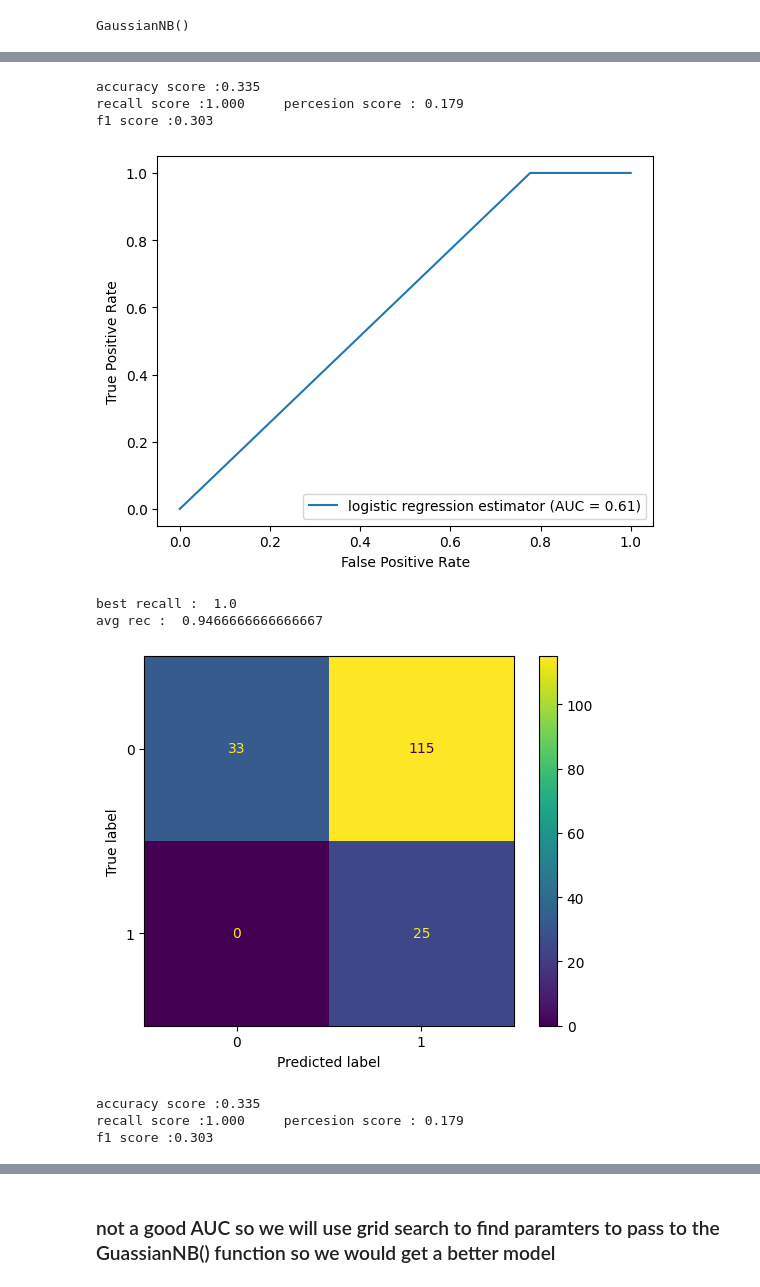
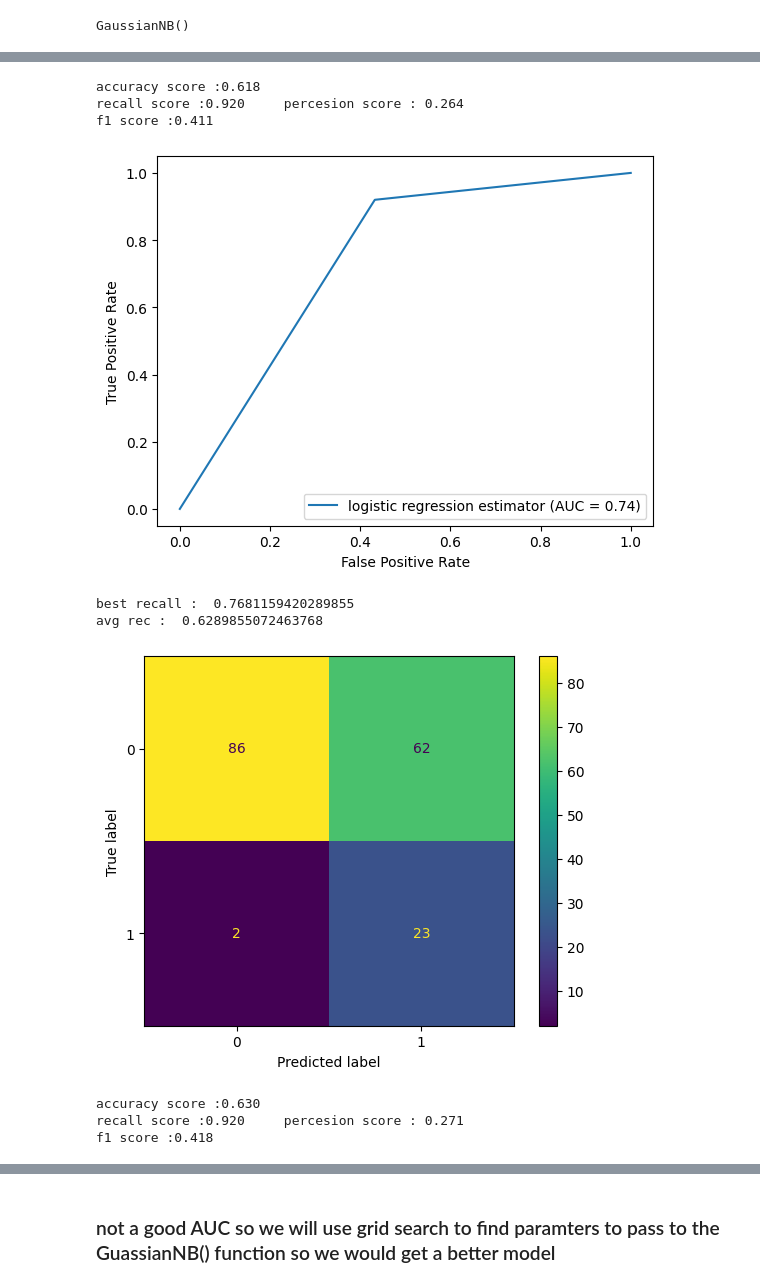
Before and after one commit to moyaser315/covid19_outcome_-prediction, a Jupyter notebook: proj.ipynb, the cells around one changed output, grey strips where cells are left out. Saved outputs shown, nothing was run; the diff lists cells and outputs as text; code cells hidden in the pictures.

Commit message:
without any preprocessing

```diff
--- a/proj.ipynb
+++ b/proj.ipynb
@@ -125,10 +125,10 @@ array([[  1.,  18.,   1.,  45.,   0.,   1.,  14.,  31.,  19.,  12.,   3.,
 # %% [markdown]
 ### feautre scaling
 # %%
-from sklearn.preprocessing import StandardScaler
-sc = StandardScaler()
-X_train = sc.fit_transform(X_train)
-X_test = sc.transform(X_test)
+# from sklearn.preprocessing import StandardScaler
+# sc = StandardScaler()
+# X_train = sc.fit_transform(X_train)
+# X_test = sc.transform(X_test)
 ###TODO return after testing the data without using it #############
 # %% [markdown]
 # importing metrics and validations to be used as required
@@ -314,43 +338,43 @@ a=rocgraph(y_NB)
 NB_scores =scores(y_NB)
 NB_scores += [a]
 # %% [output]
-accuracy score :0.335
-recall score :1.000     percesion score : 0.179
-f1 score :0.303
+accuracy score :0.618
+recall score :0.920     percesion score : 0.264
+f1 score :0.411
-[figure, old version]
+[figure, new version]
 # %%
-kf = KFold(n_splits=5,shuffle=True,random_state=3)
+kf = KFold(n_splits=10,shuffle=True,random_state=50)
 best_model = None
 best_rec = 0.0
 recs=[]
 for tr_idx ,test_idx in kf.split(X_train) :
     xtr,xte=X_train[tr_idx],X_train[test_idx]
     ytr,yte=y_train[tr_idx],y_train[test_idx]
 
     classifier_k = GaussianNB()
 
     classifier_k.fit(xtr,ytr)
 
     y_hat = classifier_k.predict(xte)
+    acc = accuracy_score(y_pred=y_hat,y_true=yte)
+    recs+=[acc]
 
-    recs+=[recall_score(y_pred=y_hat,y_true=yte)]
-
-    if recs[-1] > best_rec :
-        best_rec = recs[-1]
+    if acc > best_rec :
+        best_rec = acc
         best_model = classifier_k
 
 print("best recall : ", best_rec)
 print("avg rec : ", np.mean(recs))
 y_hat = best_model.predict(X_test)
 confmat(y_hat)
 KFold_NB_scores = scores(y_hat)
 # %% [output]
-best recall :  1.0
-avg rec :  0.9466666666666667
+best recall :  0.7681159420289855
+avg rec :  0.6289855072463768
-[figure, old version]
+[figure, new version]
-accuracy score :0.335
-recall score :1.000     percesion score : 0.179
-f1 score :0.303
+accuracy score :0.630
+recall score :0.920     percesion score : 0.271
+f1 score :0.418
 # %%
 a = rocgraph(y_hat)
 KFold_NB_scores = scores(y_hat)
```
Also changed, not shown: parts of 13 cells of this notebook.
